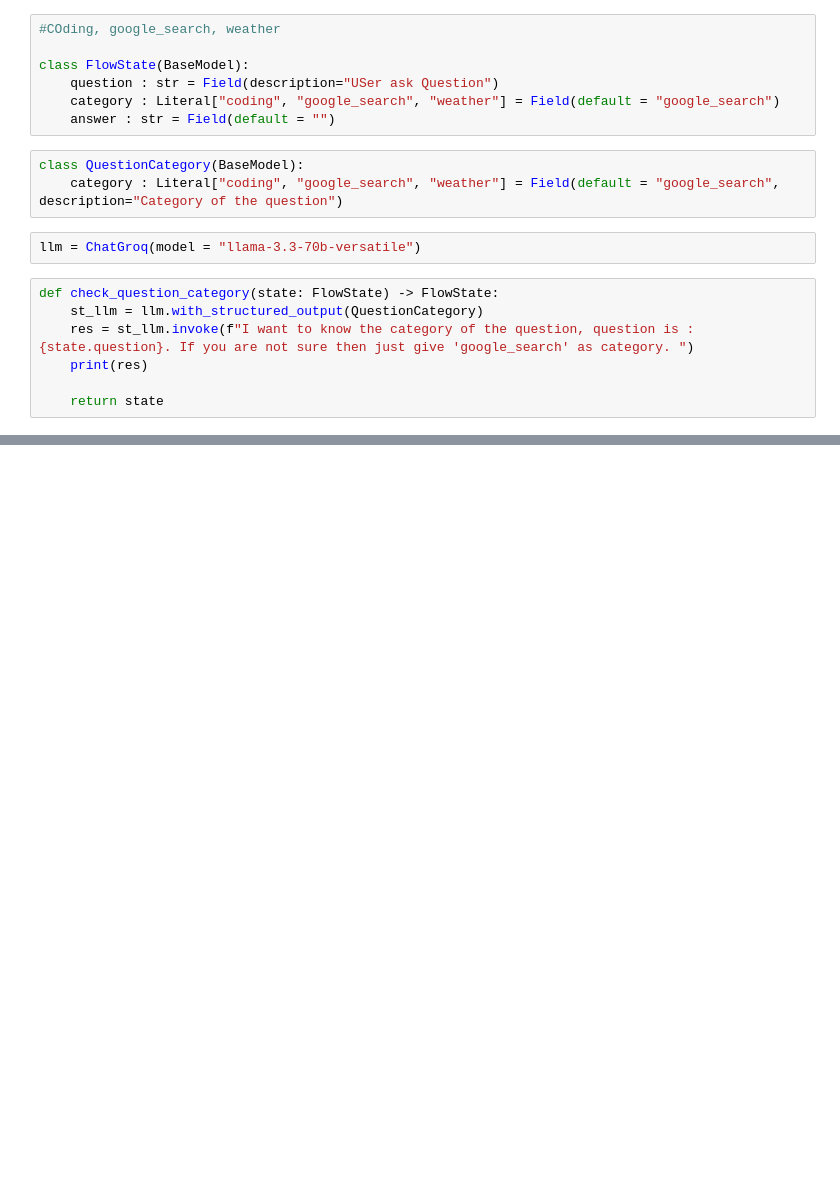
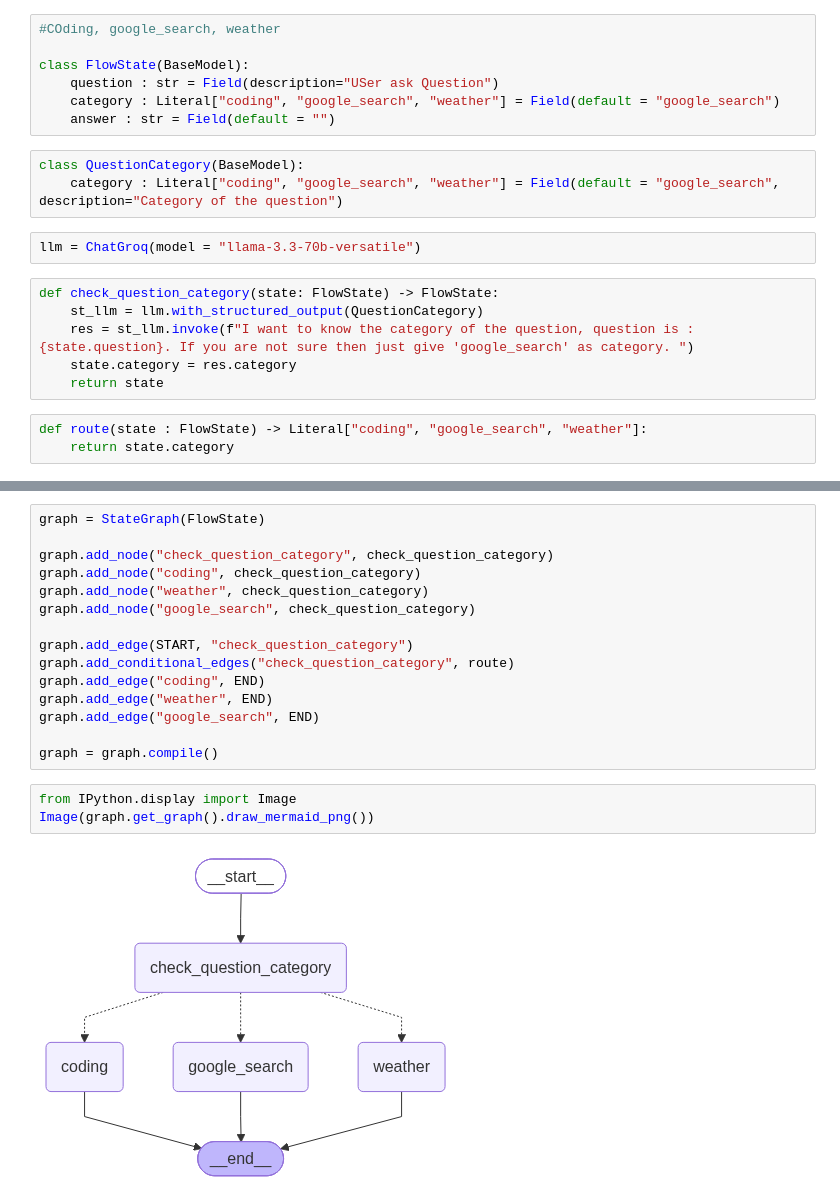
Before and after one commit to devsar27/Gen-AI, a Jupyter notebook: notebooks/18_multi_ai_agent.ipynb, the cells around one changed output, grey strips where cells are left out. Cells and saved outputs as stored; diff of their text form; blank space fills up the shorter version.

```diff
--- a/notebooks/18_multi_ai_agent.ipynb
+++ b/notebooks/18_multi_ai_agent.ipynb
@@ -26,6 +26,8 @@ llm = ChatGroq(model = "llama-3.3-70b-versatile")
 def check_question_category(state: FlowState) -> FlowState:
     st_llm = llm.with_structured_output(QuestionCategory)
     res = st_llm.invoke(f"I want to know the category of the question, question is : {state.question}. If you are not sure then just give 'google_search' as category. ")
-    print(res)
-
+    state.category = res.category
     return state
+# %%
+def route(state : FlowState) -> Literal["coding", "google_search", "weather"]:
+    return state.category
@@ -31,0 +47,20 @@ def check_question_category(state: FlowState) -> FlowState:
+# %%
+graph = StateGraph(FlowState)
+
+graph.add_node("check_question_category", check_question_category)
+graph.add_node("coding", check_question_category)
+graph.add_node("weather", check_question_category)
+graph.add_node("google_search", check_question_category)
+
+graph.add_edge(START, "check_question_category")
+graph.add_conditional_edges("check_question_category", route)
+graph.add_edge("coding", END)
+graph.add_edge("weather", END)
+graph.add_edge("google_search", END)
+
+graph = graph.compile()
+# %%
+from IPython.display import Image
+Image(graph.get_graph().draw_mermaid_png())
+# %% [output]
+[figure, added]
```
Also changed, not shown: parts of 1 cell of this notebook.
